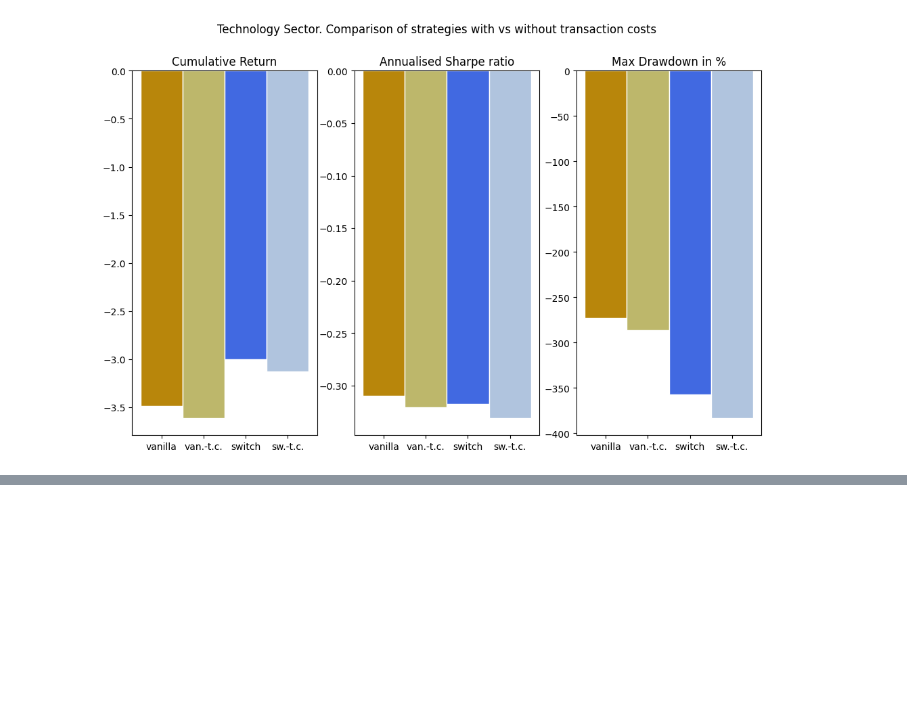
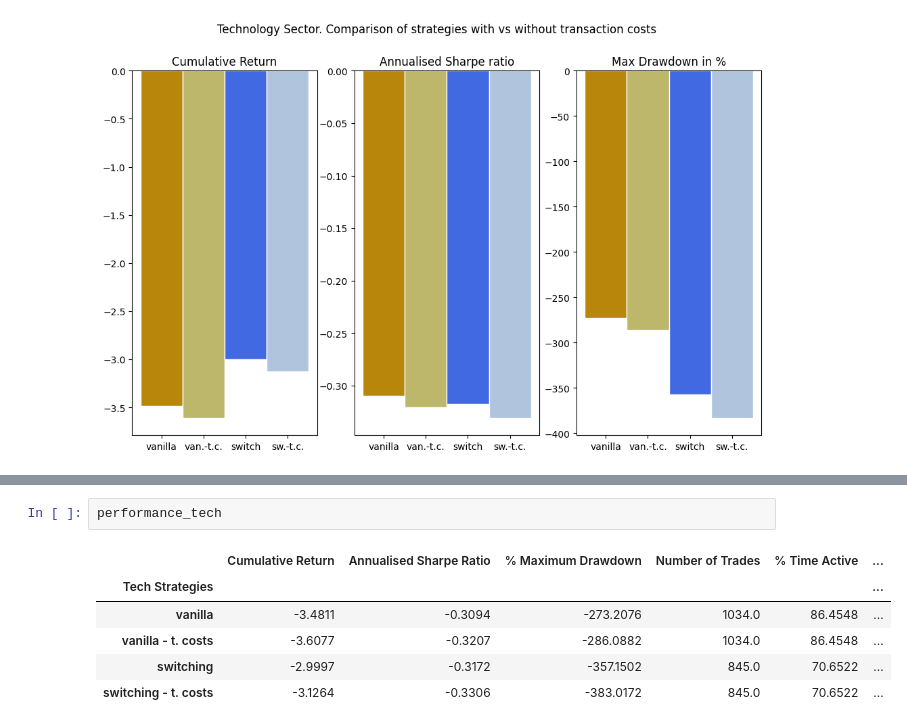
Before and after one commit to George-Creekbed/capstone_review, a Jupyter notebook: step2.ipynb, the cells around one changed output, grey strips where cells are left out. Saved outputs shown, nothing was run; the diff lists cells and outputs as text; blank space fills up the shorter version.

```diff
--- a/step2.ipynb
+++ b/step2.ipynb
@@ -1029,0 +1058,9 @@ plt.show()
+# %%
+performance_tech
+# %% [output]
+|  | Cumulative Return | Annualised Sharpe Ratio | % Maximum Drawdown | Number of Trades | % Time Active | ... |
+| Tech Strategies |  |  |  |  |  | ... |
+| vanilla | -3.4811 | -0.3094 | -273.2076 | 1034.0 | 86.4548 | ... |
+| vanilla - t. costs | -3.6077 | -0.3207 | -286.0882 | 1034.0 | 86.4548 | ... |
+| switching | -2.9997 | -0.3172 | -357.1502 | 845.0 | 70.6522 | ... |
+| switching - t. costs | -3.1264 | -0.3306 | -383.0172 | 845.0 | 70.6522 | ... |
```
Also changed, not shown: parts of 11 cells of this notebook.
